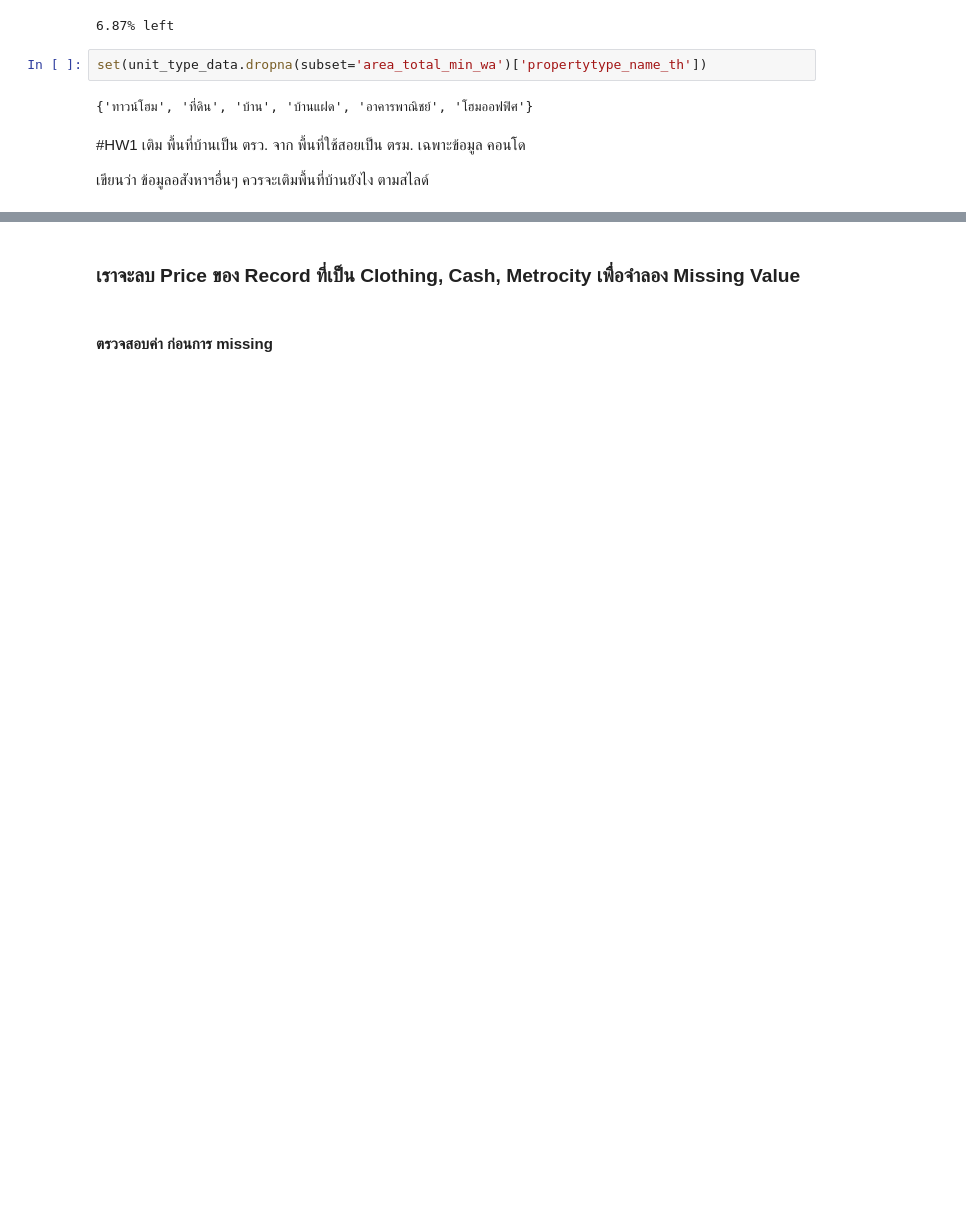
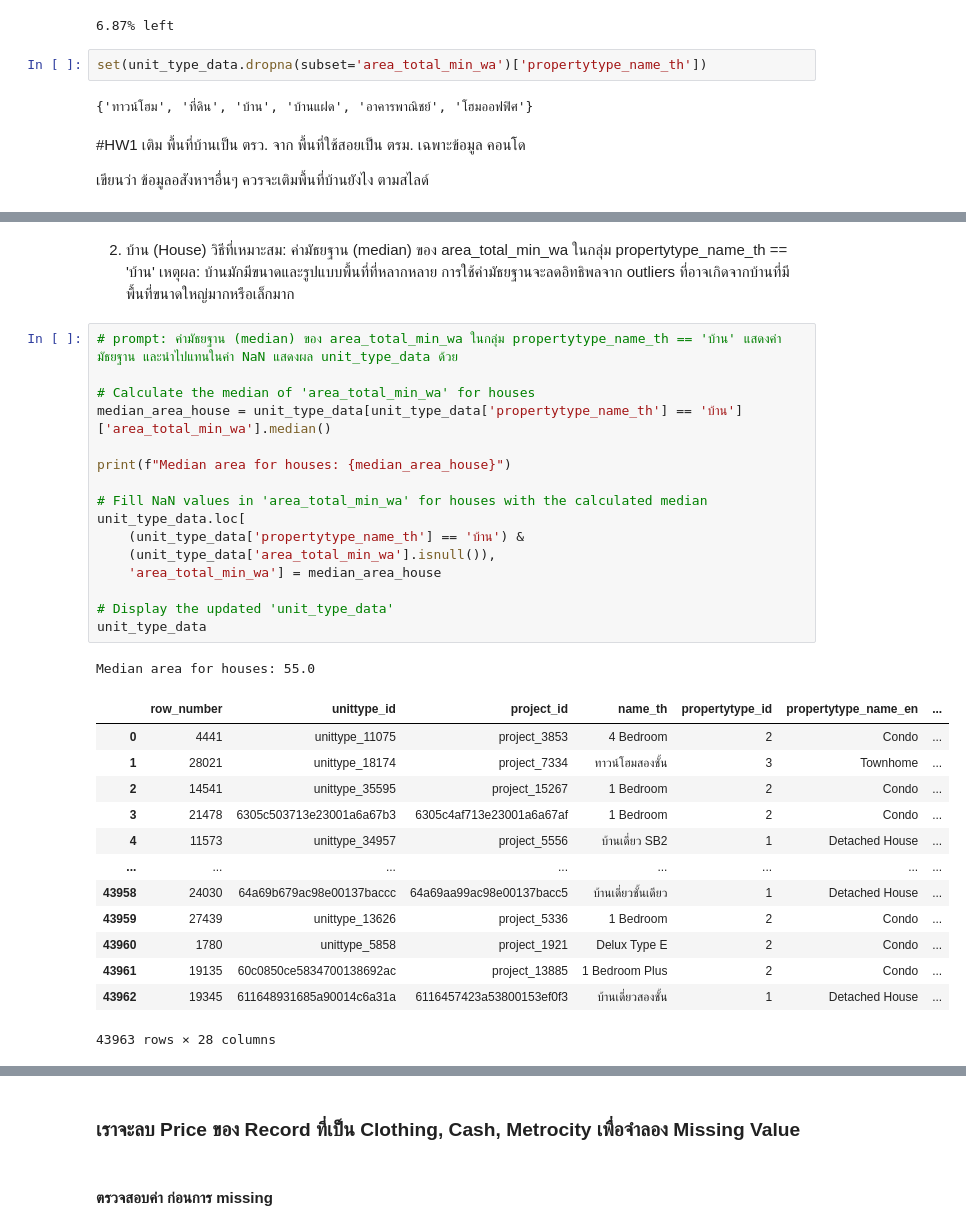
Before and after one commit to thanaprondtn/bsc_dpdm24, a Jupyter notebook: Data_Preprocessing570_8.ipynb, the cells around one changed output, grey strips where cells are left out. Saved outputs shown, nothing was run; the diff lists cells and outputs as text; blank space fills up the shorter version.

```diff
--- a/Data_Preprocessing570_8.ipynb
+++ b/Data_Preprocessing570_8.ipynb
@@ -102,0 +220,35 @@ set(unit_type_data.dropna(subset='area_total_min_wa')['propertytype_name_th'])
+# %% [markdown]
+2. บ้าน (House)
+วิธีที่เหมาะสม: ค่ามัธยฐาน (median) ของ area_total_min_wa ในกลุ่ม propertytype_name_th == 'บ้าน'
+เหตุผล: บ้านมักมีขนาดและรูปแบบพื้นที่ที่หลากหลาย การใช้ค่ามัธยฐานจะลดอิทธิพลจาก outliers ที่อาจเกิดจากบ้านที่มีพื้นที่ขนาดใหญ่มากหรือเล็กมาก
+# %%
+# prompt: ค่ามัธยฐาน (median) ของ area_total_min_wa ในกลุ่ม propertytype_name_th == 'บ้าน' แสดงค่ามัธยฐาน และนำไปแทนในค่า NaN แสดงผล unit_type_data ด้วย
+
+# Calculate the median of 'area_total_min_wa' for houses
+median_area_house = unit_type_data[unit_type_data['propertytype_name_th'] == 'บ้าน']['area_total_min_wa'].median()
+
+print(f"Median area for houses: {median_area_house}")
+
+# Fill NaN values in 'area_total_min_wa' for houses with the calculated median
+unit_type_data.loc[
+    (unit_type_data['propertytype_name_th'] == 'บ้าน') &
+    (unit_type_data['area_total_min_wa'].isnull()),
+    'area_total_min_wa'] = median_area_house
+
+# Display the updated 'unit_type_data'
+unit_type_data
+# %% [output]
+Median area for houses: 55.0
+|  | row_number | unittype_id | project_id | name_th | propertytype_id | propertytype_name_en | ... |
+| 0 | 4441 | unittype_11075 | project_3853 | 4 Bedroom | 2 | Condo | ... |
+| 1 | 28021 | unittype_18174 | project_7334 | ทาวน์โฮมสองชั้น | 3 | Townhome | ... |
+| 2 | 14541 | unittype_35595 | project_15267 | 1 Bedroom | 2 | Condo | ... |
+| 3 | 21478 | 6305c503713e23001a6a67b3 | 6305c4af713e23001a6a67af | 1 Bedroom | 2 | Condo | ... |
+| 4 | 11573 | unittype_34957 | project_5556 | บ้านเดี่ยว SB2 | 1 | Detached House | ... |
+| ... | ... | ... | ... | ... | ... | ... | ... |
+| 43958 | 24030 | 64a69b679ac98e00137baccc | 64a69aa99ac98e00137bacc5 | บ้านเดี่ยวชั้นเดียว | 1 | Detached House | ... |
+| 43959 | 27439 | unittype_13626 | project_5336 | 1 Bedroom | 2 | Condo | ... |
+| 43960 | 1780 | unittype_5858 | project_1921 | Delux Type E | 2 | Condo | ... |
+| 43961 | 19135 | 60c0850ce5834700138692ac | project_13885 | 1 Bedroom Plus | 2 | Condo | ... |
+| 43962 | 19345 | 611648931685a90014c6a31a | 6116457423a53800153ef0f3 | บ้านเดี่ยวสองชั้น | 1 | Detached House | ... |
+43963 rows × 28 columns
```
Also changed, not shown: parts of 77 cells of this notebook.
